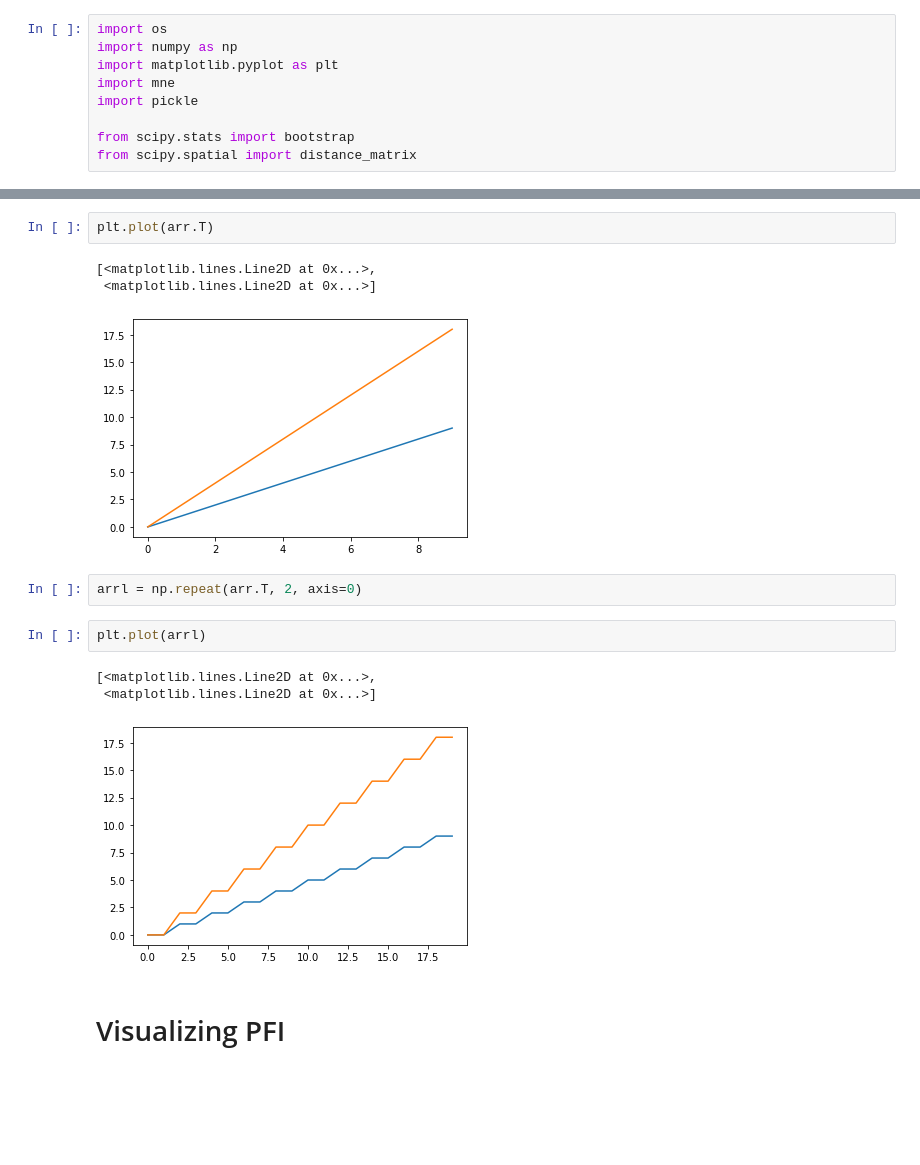
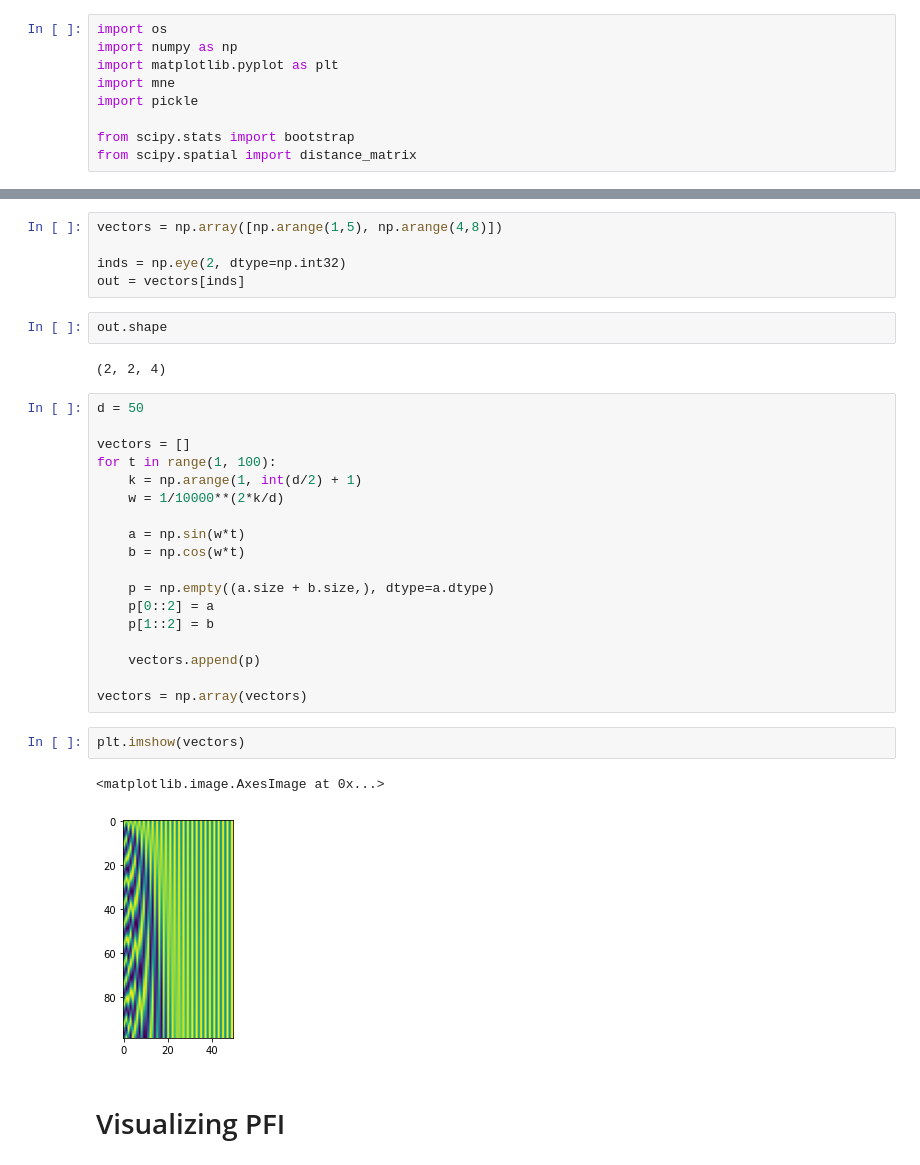
Before and after one commit to ricsinaruto/MEG-transfer-decoding, a Jupyter notebook: scripts/stats.ipynb, the cells around one changed output, grey strips where cells are left out. Cells and saved outputs as stored; diff of their text form; blank space fills up the shorter version.

```diff
--- a/scripts/stats.ipynb
+++ b/scripts/stats.ipynb
@@ -62,17 +10,35 @@ arr.shape
 # %%
-plt.plot(arr.T)
+vectors = np.array([np.arange(1,5), np.arange(4,8)])
+
+inds = np.eye(2, dtype=np.int32)
+out = vectors[inds]
-# %% [output]
-[<matplotlib.lines.Line2D at 0x...>,
- <matplotlib.lines.Line2D at 0x...>]
-[figure, removed]
-# %%
-arrl = np.repeat(arr.T, 2, axis=0)
-# %%
-plt.plot(arrl)
-# %% [output]
-[<matplotlib.lines.Line2D at 0x...>,
- <matplotlib.lines.Line2D at 0x...>]
-[figure, removed]
+# %%
+out.shape
+# %% [output]
+(2, 2, 4)
+# %%
+d = 50
+
+vectors = []
+for t in range(1, 100):
+    k = np.arange(1, int(d/2) + 1)
+    w = 1/10000**(2*k/d)
+
+    a = np.sin(w*t)
+    b = np.cos(w*t)
+
+    p = np.empty((a.size + b.size,), dtype=a.dtype)
+    p[0::2] = a
+    p[1::2] = b
+
+    vectors.append(p)
+
+vectors = np.array(vectors)
+# %%
+plt.imshow(vectors)
+# %% [output]
+<matplotlib.image.AxesImage at 0x...>
+[figure, added]
 # %% [markdown]
 # Visualizing PFI
 # %%
```
Also changed, not shown: parts of 15 cells of this notebook, 8 other files.
